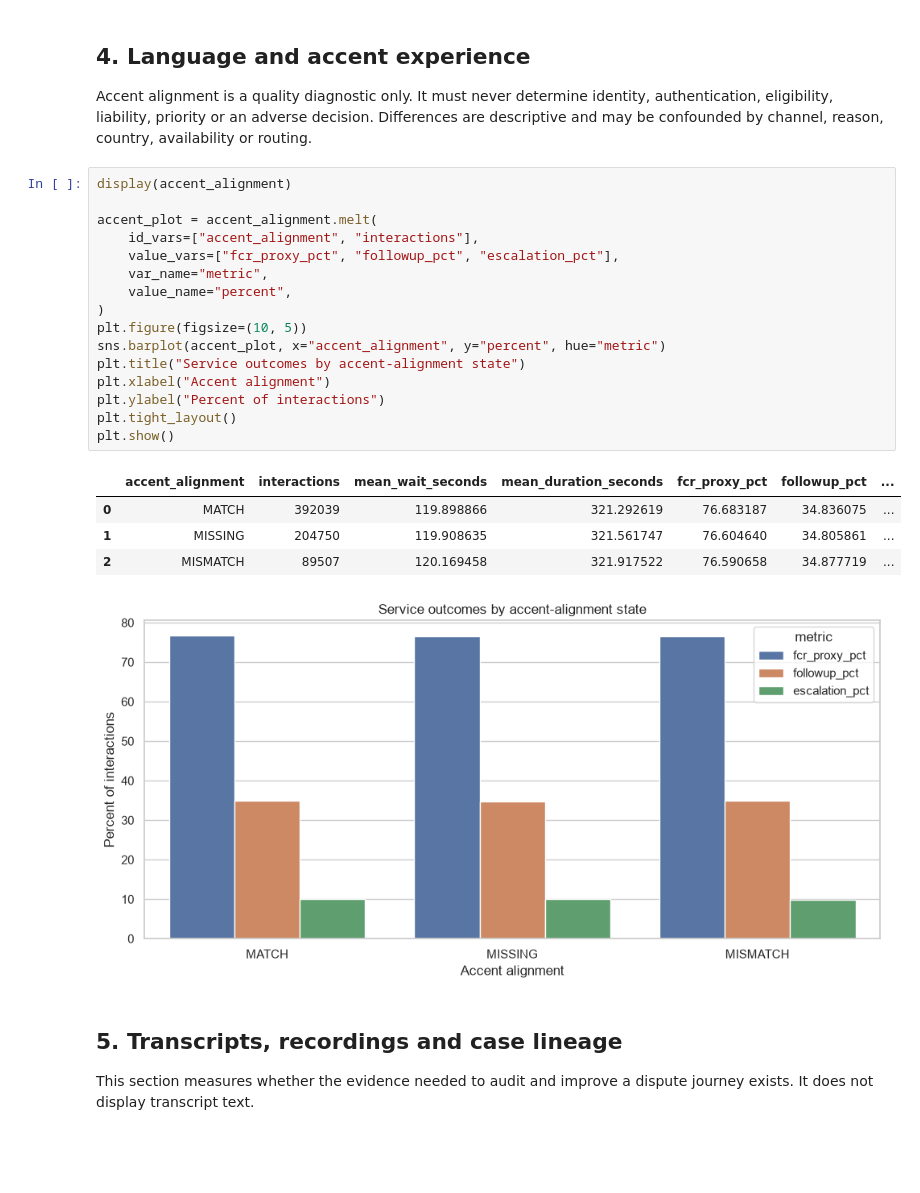
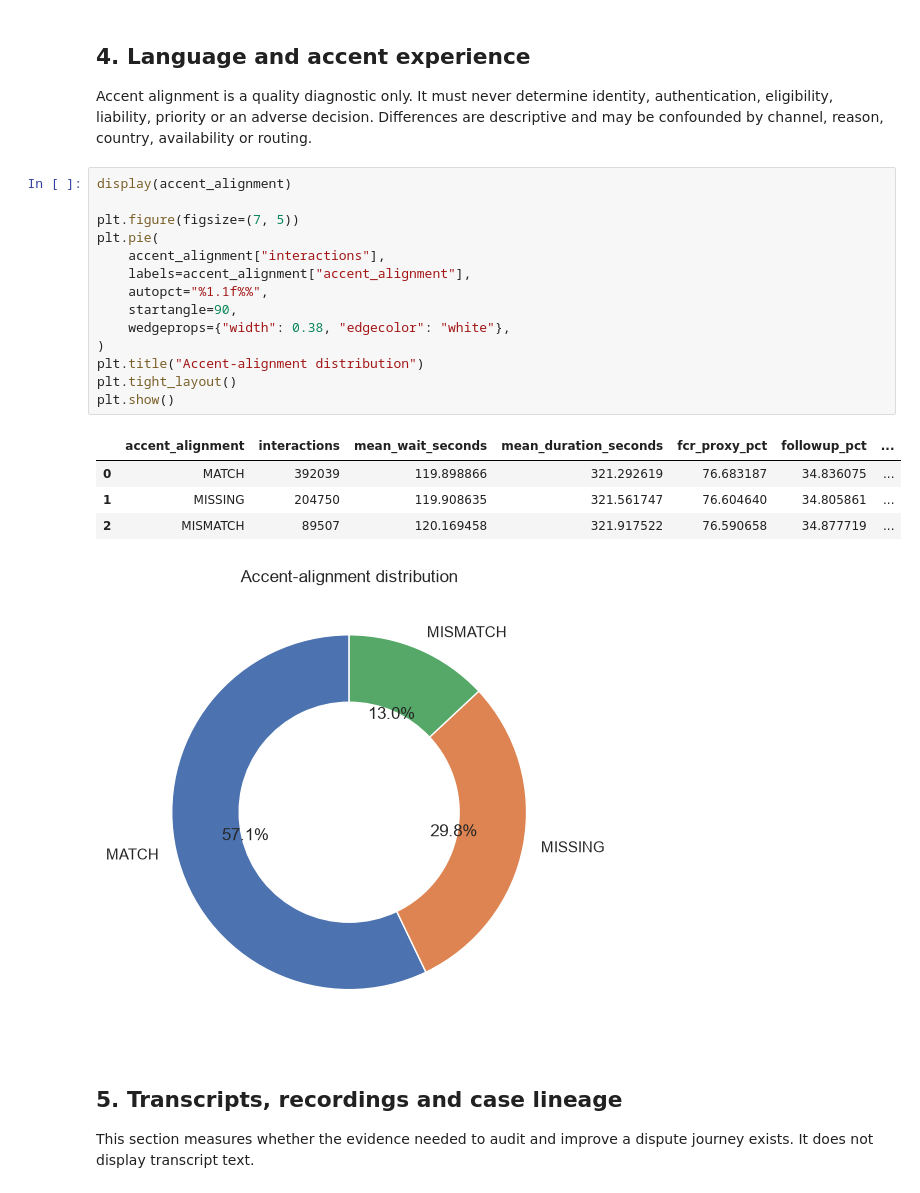
Before and after one commit to dispute-factored-hackathon/dispute-factored-hackathon, a Jupyter notebook: visa-dispute-hackathon/notebooks/latam_service_analytics.ipynb, the cells around one changed output. Drawn from its saved outputs; the diff is of its cells as text; blank space fills up the shorter version.

```diff
--- a/visa-dispute-hackathon/notebooks/latam_service_analytics.ipynb
+++ b/visa-dispute-hackathon/notebooks/latam_service_analytics.ipynb
@@ -219,25 +232,23 @@ confounded by channel, reason, country, availability or routing.
 # %%
 display(accent_alignment)
 
-accent_plot = accent_alignment.melt(
-    id_vars=["accent_alignment", "interactions"],
-    value_vars=["fcr_proxy_pct", "followup_pct", "escalation_pct"],
-    var_name="metric",
-    value_name="percent",
+plt.figure(figsize=(7, 5))
+plt.pie(
+    accent_alignment["interactions"],
+    labels=accent_alignment["accent_alignment"],
+    autopct="%1.1f%%",
+    startangle=90,
+    wedgeprops={"width": 0.38, "edgecolor": "white"},
 )
-plt.figure(figsize=(10, 5))
-sns.barplot(accent_plot, x="accent_alignment", y="percent", hue="metric")
-plt.title("Service outcomes by accent-alignment state")
-plt.xlabel("Accent alignment")
-plt.ylabel("Percent of interactions")
+plt.title("Accent-alignment distribution")
 plt.tight_layout()
 plt.show()
 # %% [output]
 |  | accent_alignment | interactions | mean_wait_seconds | mean_duration_seconds | fcr_proxy_pct | followup_pct | ... |
 | 0 | MATCH | 392039 | 119.898866 | 321.292619 | 76.683187 | 34.836075 | ... |
 | 1 | MISSING | 204750 | 119.908635 | 321.561747 | 76.604640 | 34.805861 | ... |
 | 2 | MISMATCH | 89507 | 120.169458 | 321.917522 | 76.590658 | 34.877719 | ... |
-[figure, old version]
+[figure, new version]
 # %% [markdown]
 ## 5. Transcripts, recordings and case lineage
 
```
Also changed, not shown: parts of 3 cells of this notebook, 2 other files.
